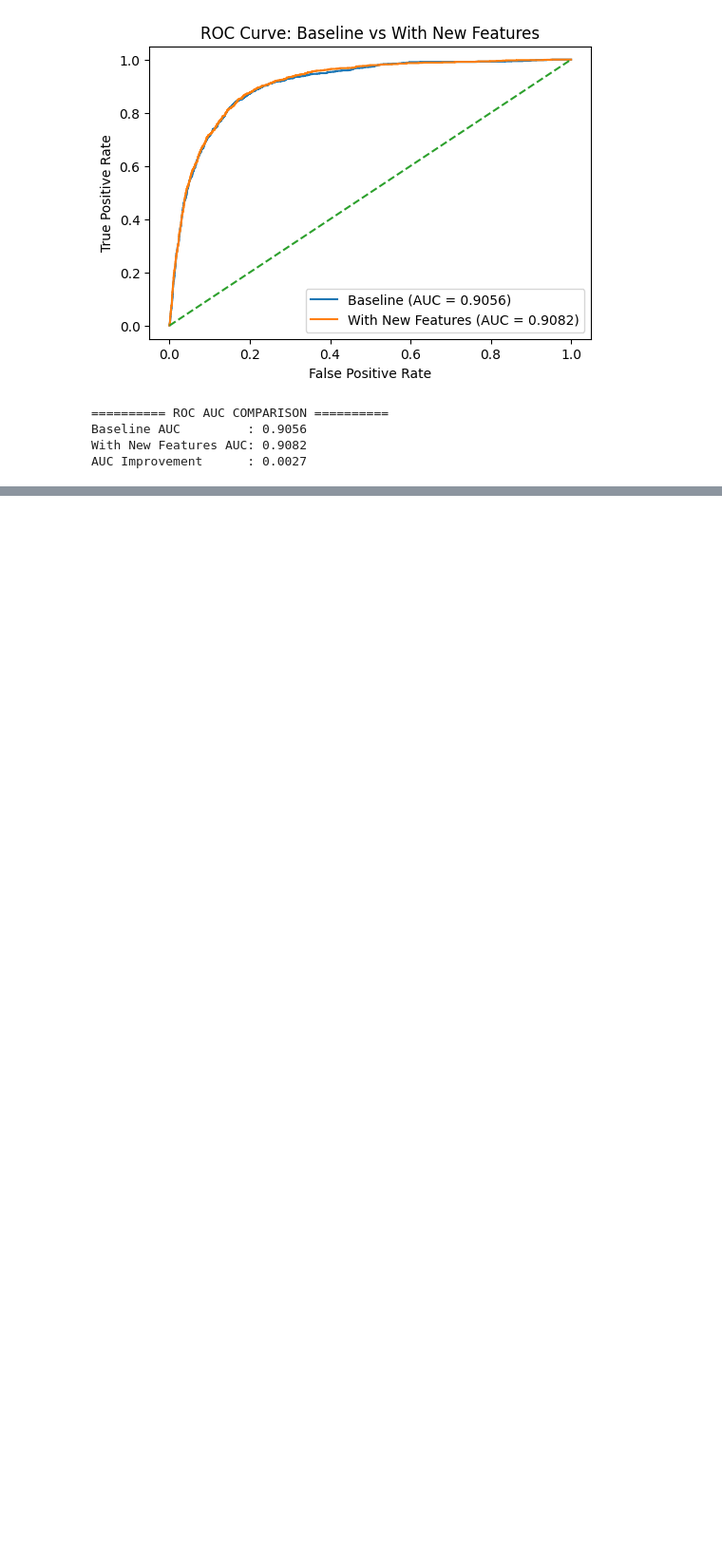
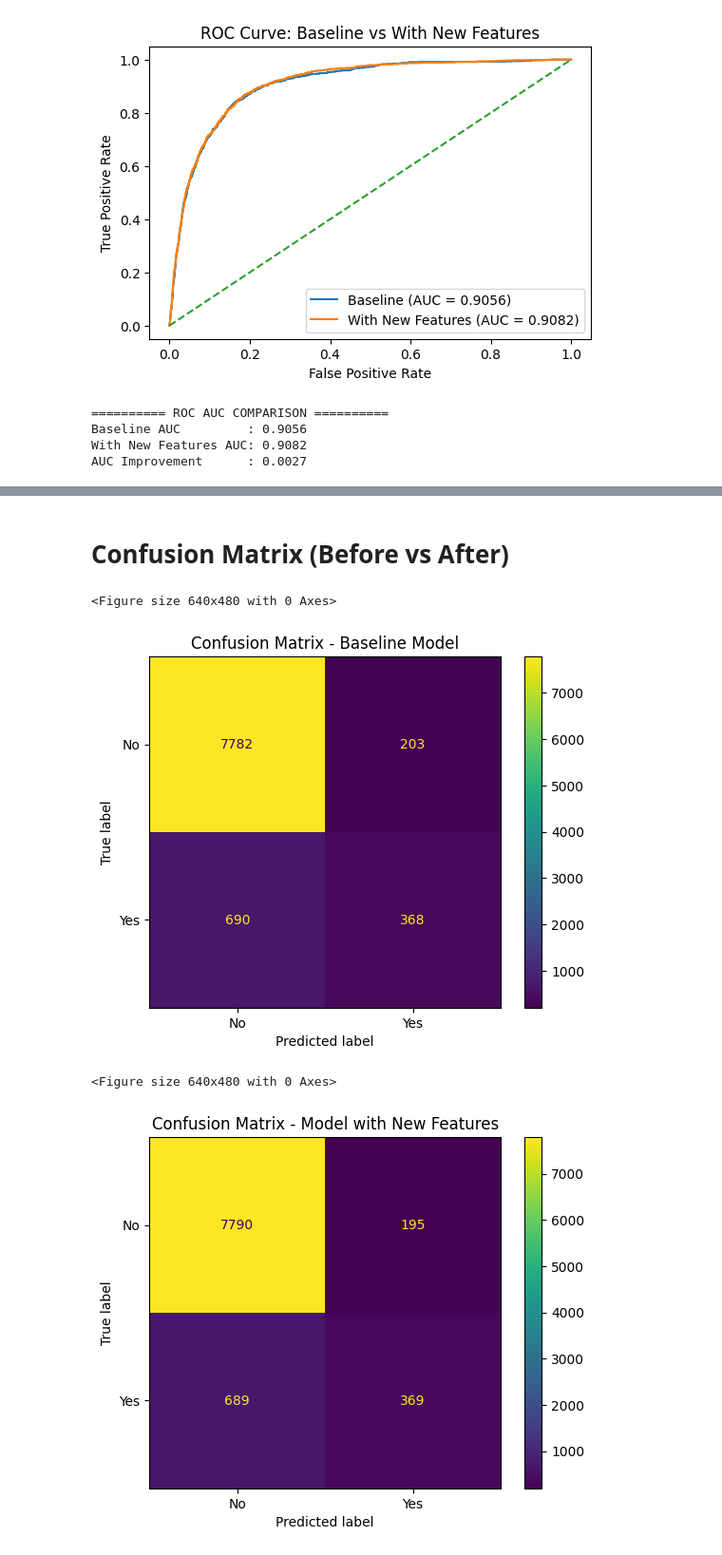
Before and after one commit to gulshan0201/DATA-Science, a Jupyter notebook: Project_ML.ipynb, the cells around one changed output, grey strips where cells are left out. Shown at 95% size. Saved outputs shown, nothing was run; the diff lists cells and outputs as text; code cells hidden in the pictures; blank space fills up the shorter version.

```diff
--- a/Project_ML.ipynb
+++ b/Project_ML.ipynb
@@ -371,0 +412,39 @@ AUC Improvement      : 0.0027
+# %% [markdown]
+# Confusion Matrix (Before vs After)
+# %%
+from sklearn.metrics import confusion_matrix, ConfusionMatrixDisplay
+
+# Convert labels to binary for clarity (optional)
+y_test_bin = (y_test == "yes").astype(int)
+y_test_eng_bin = (y_test_eng == "yes").astype(int)
+
+# -------- Baseline Model --------
+y_pred_base = clf_baseline.predict(X_test)
+y_pred_base_bin = (y_pred_base == "yes").astype(int)
+
+cm_base = confusion_matrix(y_test_bin, y_pred_base_bin)
+disp_base = ConfusionMatrixDisplay(confusion_matrix=cm_base,
+                                   display_labels=["No", "Yes"])
+
+plt.figure()
+disp_base.plot(values_format="d")
+plt.title("Confusion Matrix - Baseline Model")
+plt.show()
+
+# -------- Enhanced Model (with new features) --------
+y_pred_eng = clf_eng.predict(X_test_eng)
+y_pred_eng_bin = (y_pred_eng == "yes").astype(int)
+
+cm_eng = confusion_matrix(y_test_eng_bin, y_pred_eng_bin)
+disp_eng = ConfusionMatrixDisplay(confusion_matrix=cm_eng,
+                                  display_labels=["No", "Yes"])
+
+plt.figure()
+disp_eng.plot(values_format="d")
+plt.title("Confusion Matrix - Model with New Features")
+plt.show()
+# %% [output]
+<Figure size 640x480 with 0 Axes>
+[figure, added]
+<Figure size 640x480 with 0 Axes>
+[figure, added]
```
Also changed, not shown: parts of 8 cells of this notebook.
